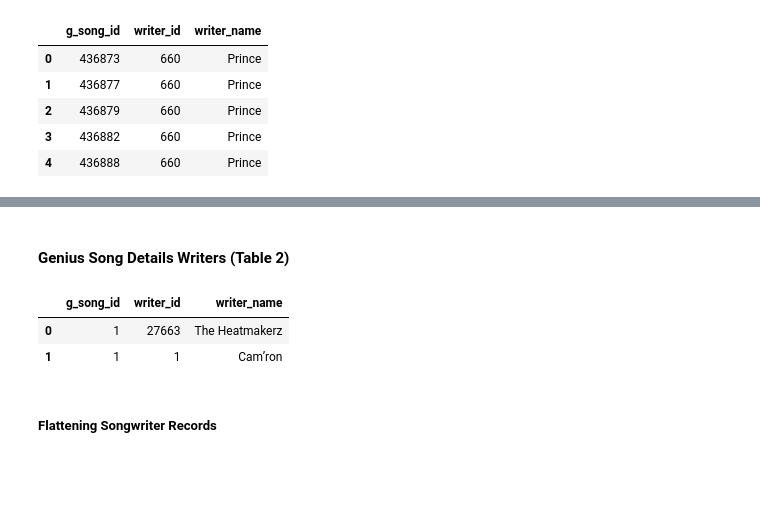
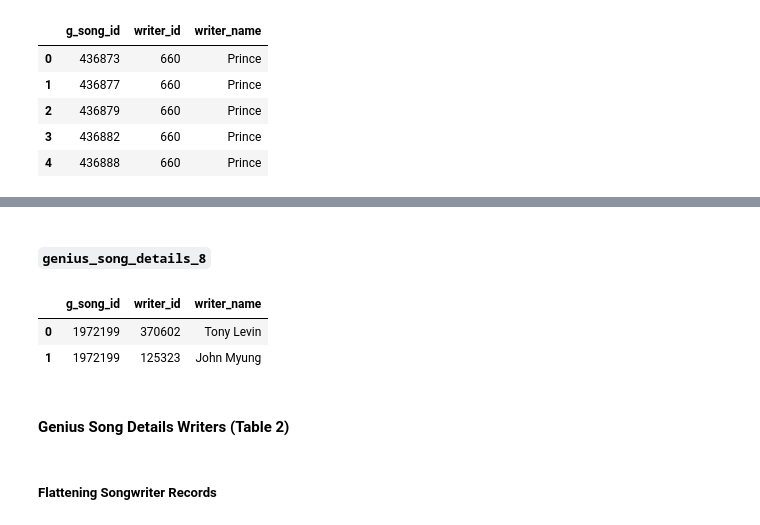
Before and after one commit to jonjohnsontc/songwriter-graph, a Jupyter notebook: notebooks/matching_genius_spotify.ipynb, the cells around one changed output, grey strips where cells are left out. Cells and saved outputs as stored; diff of their text form; code cells hidden in the pictures; blank space fills up the shorter version.

```diff
--- a/notebooks/matching_genius_spotify.ipynb
+++ b/notebooks/matching_genius_spotify.ipynb
@@ -23,6 +23,15 @@ with open('../data/genius_song_details_4.json', 'r') as f:
 # %%
 with open('../data/genius_song_details_5.json', 'r') as f:
     genius_song_details_5 = json.load(f)
+# %%
+with open('../data/genius_song_details_6.json', 'r') as f:
+    genius_song_details_6 = json.load(f)
+# %%
+with open('../data/genius_song_details_7.json', 'r') as f:
+    genius_song_details_7 = json.load(f)
+# %%
+with open('../data/genius_song_details_8.json', 'r') as f:
+    genius_song_details_8 = json.load(f)
 # %% [markdown]
 ### What Information do I Want to Model on?
 
@@ -147,2 +188,12 @@ songwriter_df_4.to_csv('../data/genius_songwriters_4.csv')
+# %% [markdown]
+##### `genius_song_details_8`
+# %%
+genius_songwriters_8 = songwriters_tolist(genius_song_details_8)
+songwriter_df_8 = pd.DataFrame(genius_songwriters_8)
+songwriter_df_8.head(2)
+# %% [output]
+|  | g_song_id | writer_id | writer_name |
+| 0 | 1972199 | 370602 | Tony Levin |
+| 1 | 1972199 | 125323 | John Myung |
 # %% [markdown]
 #### Genius Song Details Writers (Table 2)
@@ -154,9 +200,3 @@ songwriter_df_4 = pd.read_csv('../data/genius_songwriters_4.csv').drop(labels='U
-# %%
-songwriter_df_1_2.head(2)
-# %% [output]
-|  | g_song_id | writer_id | writer_name |
-| 0 | 1 | 27663 | The Heatmakerz |
-| 1 | 1 | 1 | Cam’ron |
 # %% [markdown]
 ##### Flattening Songwriter Records
 # %%
```
Also changed, not shown: parts of 78 cells of this notebook, 10 other files.
